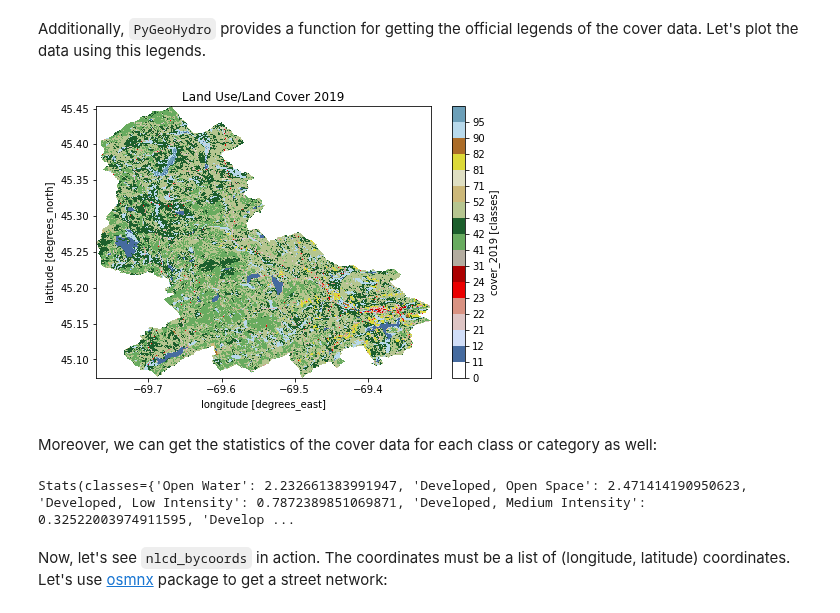
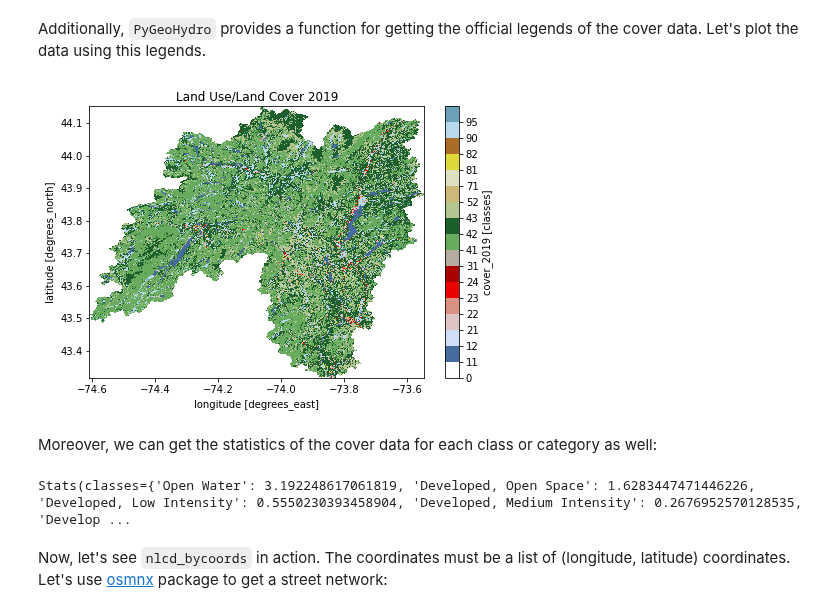
Before and after one commit to hyriver/HyRiver-examples, a Jupyter notebook: notebooks/nlcd.ipynb, the cells around one changed output. Cells and saved outputs as stored; diff of their text form; code cells hidden in the pictures.

Commit message:
ENH: Change the station number to a more interesting one that has a butterfly-shape watershed boundary. Also, Add an example for getting nlcd data within a huc4 [skip ci]

```diff
--- a/notebooks/nlcd.ipynb
+++ b/notebooks/nlcd.ipynb
@@ -8,7 +8,7 @@ from pynhd import NLDI
 # %% [markdown]
 Land cover, imperviousness, and canopy data can be retrieved from the [NLCD](https://www.mrlc.gov/data) database. First, we use [PyNHD](https://github.com/cheginit/pynhd) to get the contributing watershed geometry of three NWIS stations with the ID of `USGS-01031450`, `USGS-01031500`, and `USGS-01031510`:
 # %%
-geometry = NLDI().get_basins(["01031450", "01031500", "01031510"])
+geometry = NLDI().get_basins(["01031450", "01318500", "01031510"])
 # %% [markdown]
 We can now use the ``nlcd_bygeom`` and ``nlcd_bycoords`` functions to get the NLCD data.
 
@@ -44,20 +44,20 @@ lulc = gh.nlcd_bygeom(geometry, 100, years={"cover": [2016, 2019]})
 Additionally, `PyGeoHydro` provides a function for getting the official legends of the cover data. Let's plot the data using this legends.
 # %%
 cmap, norm, levels = gh.plot.cover_legends()
-ax = lulc["01031500"].cover_2019.plot(
+ax = lulc["01318500"].cover_2019.plot(
     size=5, cmap=cmap, levels=levels, cbar_kwargs={"ticks": levels[:-1]}
 )
 ax.axes.set_title("Land Use/Land Cover 2019")
 ax.figure.savefig("_static/lulc.png", bbox_inches="tight", facecolor="w")
 # %% [output]
-[figure, old version]
+[figure, new version]
 # %% [markdown]
 Moreover, we can get the statistics of the cover data for each class or category as well:
 # %%
-stats = gh.cover_statistics(lulc["01031500"].cover_2019)
+stats = gh.cover_statistics(lulc["01318500"].cover_2019)
 stats
 # %% [output]
-Stats(classes={'Open Water': 2.232661383991947, 'Developed, Open Space': 2.471414190950623, 'Developed, Low Intensity': 0.7872389851069871, 'Developed, Medium Intensity': 0.32522003974911595, 'Develop ...
+Stats(classes={'Open Water': 3.192248617061819, 'Developed, Open Space': 1.6283447471446226, 'Developed, Low Intensity': 0.5550230393458904, 'Developed, Medium Intensity': 0.2676952570128535, 'Develop ...
 # %% [markdown]
 Now, let's see `nlcd_bycoords` in action. The coordinates must be a list of (longitude, latitude) coordinates. Let's use [osmnx](https://github.com/gboeing/osmnx) package to get a street network:
 # %%
```
Also changed, not shown: parts of 6 cells of this notebook, 2 other files.
